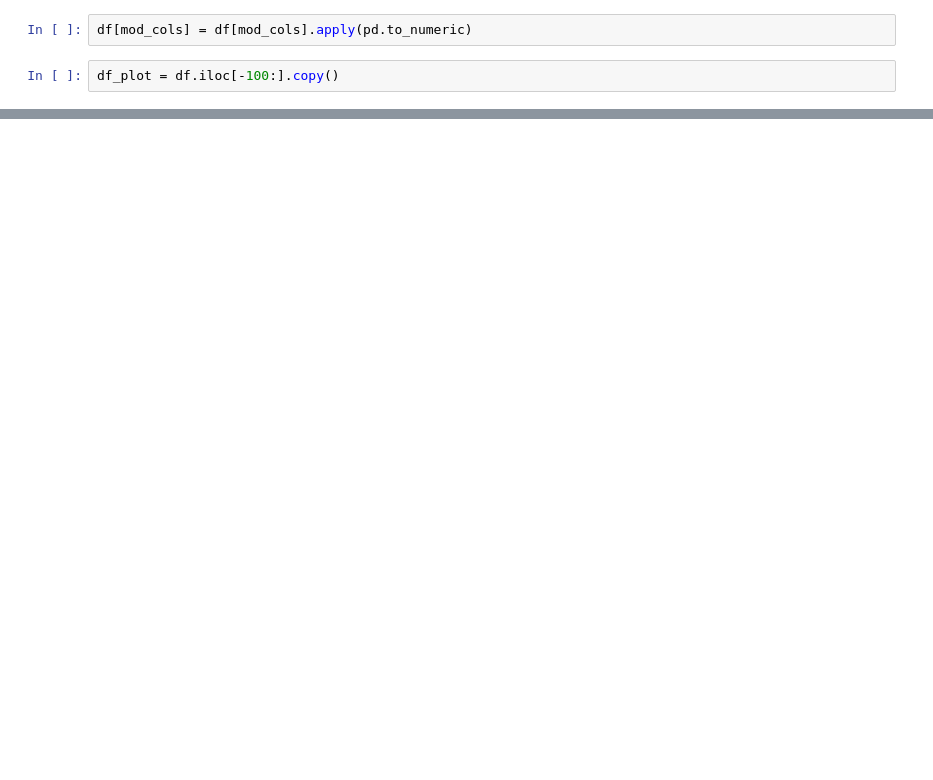
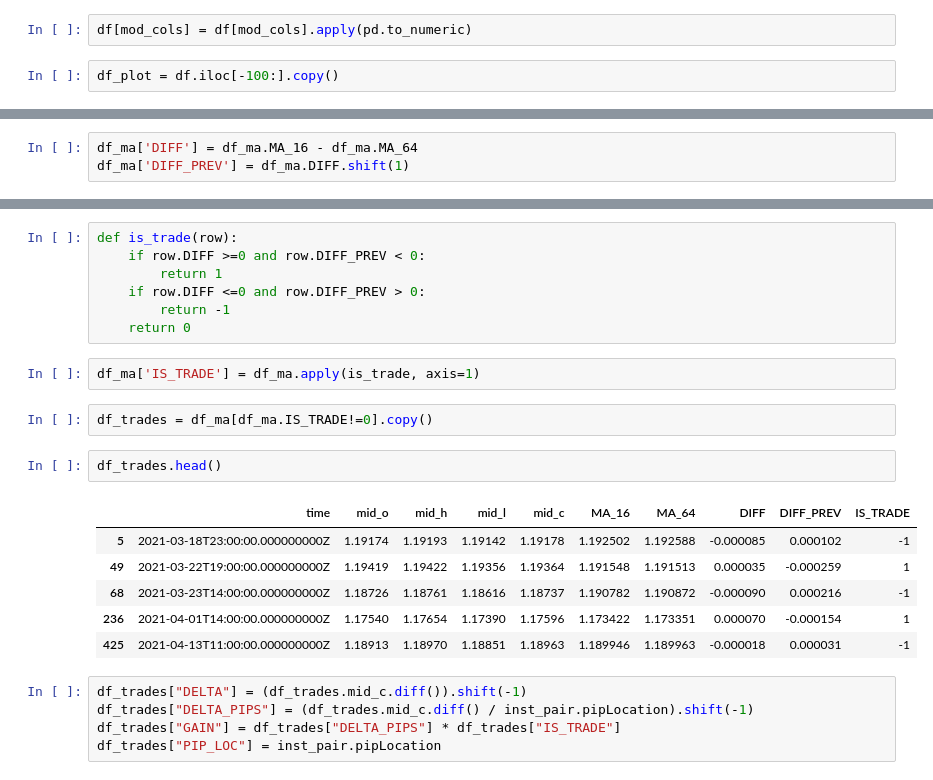
Before and after one commit to ananta-dev/Forex-Bot, a Jupyter notebook: candle_plot.ipynb, the cells around one changed output, grey strips where cells are left out. Drawn from its saved outputs; the diff is of its cells as text; blank space fills up the shorter version.

```diff
--- a/candle_plot.ipynb
+++ b/candle_plot.ipynb
@@ -64,0 +123,3 @@ fig.show()
+# %%
+df_ma['DIFF'] = df_ma.MA_16 - df_ma.MA_64
+df_ma['DIFF_PREV'] = df_ma.DIFF.shift(1)
@@ -64,0 +142,25 @@ fig.show()
+# %%
+def is_trade(row):
+    if row.DIFF >=0 and row.DIFF_PREV < 0:
+        return 1
+    if row.DIFF <=0 and row.DIFF_PREV > 0:
+        return -1
+    return 0
+# %%
+df_ma['IS_TRADE'] = df_ma.apply(is_trade, axis=1)
+# %%
+df_trades = df_ma[df_ma.IS_TRADE!=0].copy()
+# %%
+df_trades.head()
+# %% [output]
+|  | time | mid_o | mid_h | mid_l | mid_c | MA_16 | MA_64 | DIFF | DIFF_PREV | IS_TRADE |
+| 5 | 2021-03-18T23:00:00.000000000Z | 1.19174 | 1.19193 | 1.19142 | 1.19178 | 1.192502 | 1.192588 | -0.000085 | 0.000102 | -1 |
+| 49 | 2021-03-22T19:00:00.000000000Z | 1.19419 | 1.19422 | 1.19356 | 1.19364 | 1.191548 | 1.191513 | 0.000035 | -0.000259 | 1 |
+| 68 | 2021-03-23T14:00:00.000000000Z | 1.18726 | 1.18761 | 1.18616 | 1.18737 | 1.190782 | 1.190872 | -0.000090 | 0.000216 | -1 |
+| 236 | 2021-04-01T14:00:00.000000000Z | 1.17540 | 1.17654 | 1.17390 | 1.17596 | 1.173422 | 1.173351 | 0.000070 | -0.000154 | 1 |
+| 425 | 2021-04-13T11:00:00.000000000Z | 1.18913 | 1.18970 | 1.18851 | 1.18963 | 1.189946 | 1.189963 | -0.000018 | 0.000031 | -1 |
+# %%
+df_trades["DELTA"] = (df_trades.mid_c.diff()).shift(-1)
+df_trades["DELTA_PIPS"] = (df_trades.mid_c.diff() / inst_pair.pipLocation).shift(-1)
+df_trades["GAIN"] = df_trades["DELTA_PIPS"] * df_trades["IS_TRADE"]
+df_trades["PIP_LOC"] = inst_pair.pipLocation
```
Also changed, not shown: parts of 22 cells of this notebook, 2 other files.
